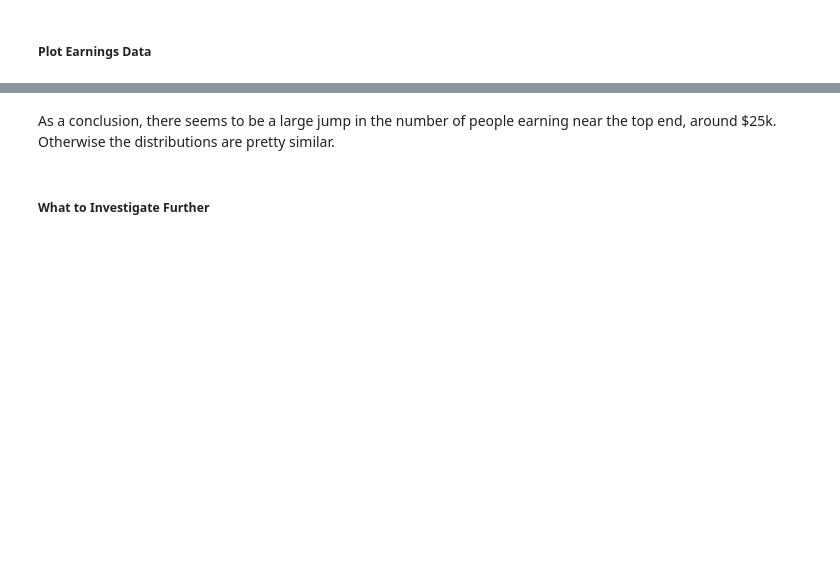
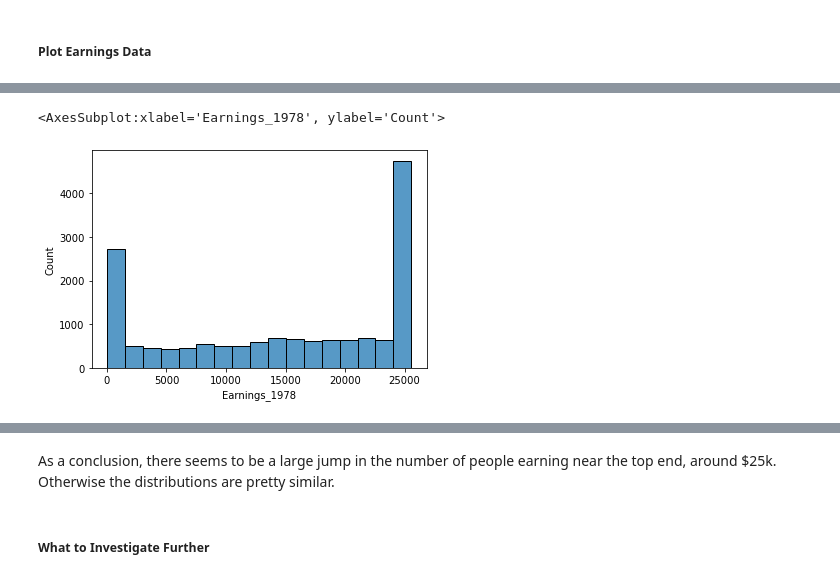
Before and after one commit to twelsah2011/BSIP_Assignment_1_Students, a Jupyter notebook: stats_asn_1_stud_temp.ipynb, the cells around one changed output, grey strips where cells are left out. Drawn from its saved outputs; the diff is of its cells as text; code cells hidden in the pictures; blank space fills up the shorter version.

```diff
--- a/stats_asn_1_stud_temp.ipynb
+++ b/stats_asn_1_stud_temp.ipynb
@@ -174,0 +276,6 @@ df['Age'].median ( )
+# %%
+df_1978 = pd.read_csv("LabourTrainingEvaluationData.csv")
+sns.histplot(df_1978['Earnings_1978'])
+# %% [output]
+<AxesSubplot:xlabel='Earnings_1978', ylabel='Count'>
+[figure, added]
```
Also changed, not shown: parts of 14 cells of this notebook.
